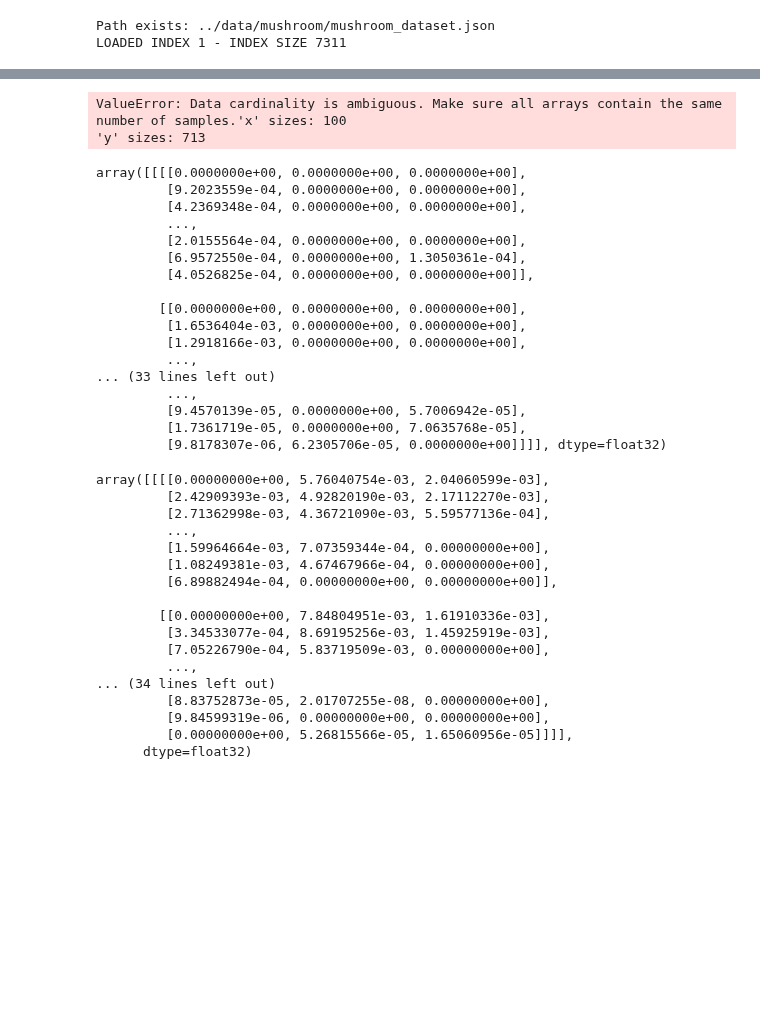
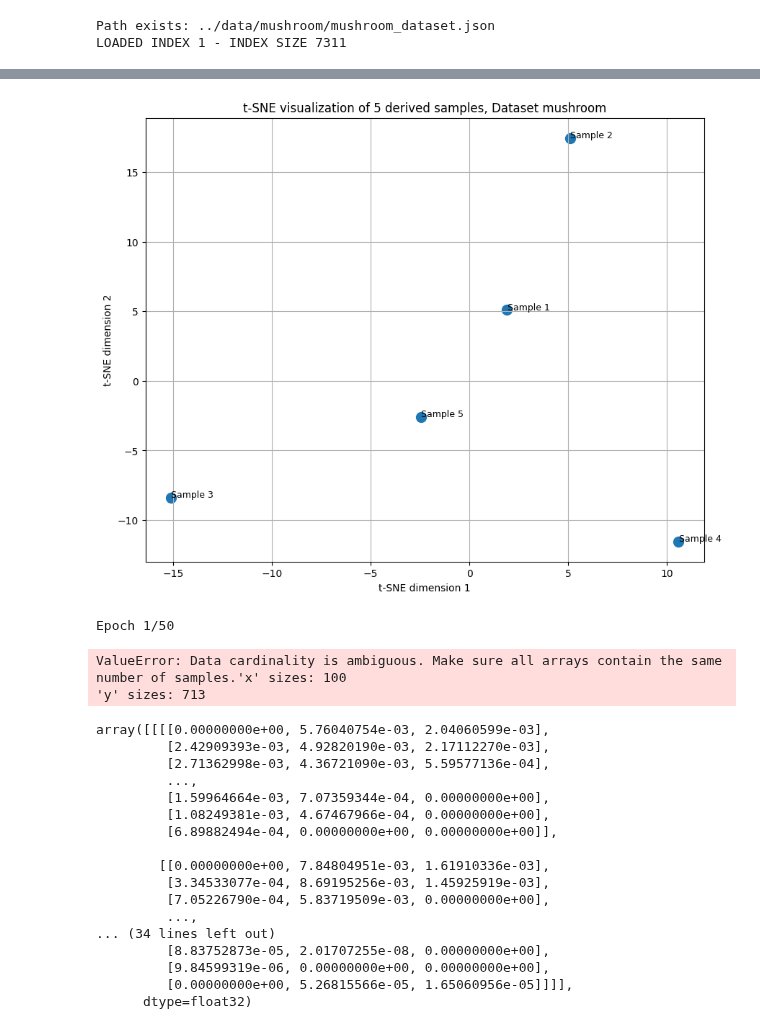
Before and after one commit to EdenYavin/Tabular-Cloud-ML, a Jupyter notebook: notebooks/traingulation.ipynb, the cells around one changed output, grey strips where cells are left out. Drawn from its saved outputs; the diff is of its cells as text; code cells hidden in the pictures; blank space fills up the shorter version.

```diff
--- a/notebooks/traingulation.ipynb
+++ b/notebooks/traingulation.ipynb
@@ -638,7 +638,7 @@ def get_preformance(X_train, y_train, X_test, y_test):
 triangulation_samples = get_triangulation_samples("last", 5, X_train_emb)
 new_X_train = get_dataset(X_train_emb[:100], triangulation_samples)
 new_X_test = get_dataset(X_test_emb[:100], triangulation_samples)
-get_preformance(new_X_train, y_train_one_hot[:100], new_X_test, y_test_one_hot[100:])
+get_preformance(new_X_train, y_train_one_hot[:100], new_X_test, y_test_one_hot[:100])
 
 visualize(triangulation_samples, DATASET_NAME)
 # %% [output]
@@ -646,30 +662,14 @@ Epoch 1/50
-ValueError: Data cardinality is ambiguous. Make sure all arrays contain the same number of samples.'x' sizes: 100
-'y' sizes: 713
+[figure, added]
 # %%
-# triangulation_samples = get_triangulation_samples("first", 5, X_train_emb)
-# new_X_train = get_dataset(X_train_emb[:100], triangulation_samples)
-# new_X_test = get_dataset(X_test_emb[:100], triangulation_samples)
-# get_preformance(new_X_train, y_train_one_hot[:100], new_X_test, y_test_one_hot[100:])
-# visualize(triangulation_samples, DATASET_NAME)
-encryptor.encode(X_train_emb[0].reshape(1,-1))
+triangulation_samples = get_triangulation_samples("first", 5, X_train_emb)
+new_X_train = get_dataset(X_train_emb[:100], triangulation_samples)
+new_X_test = get_dataset(X_test_emb[:100], triangulation_samples)
+get_preformance(new_X_train, y_train_one_hot[:100], new_X_test, y_test_one_hot[100:])
+visualize(triangulation_samples, DATASET_NAME)
 # %% [output]
-array([[[[0.0000000e+00, 0.0000000e+00, 0.0000000e+00],
-         [9.2023559e-04, 0.0000000e+00, 0.0000000e+00],
-         [4.2369348e-04, 0.0000000e+00, 0.0000000e+00],
-         ...,
-         [2.0155564e-04, 0.0000000e+00, 0.0000000e+00],
-         [6.9572550e-04, 0.0000000e+00, 1.3050361e-04],
-         [4.0526825e-04, 0.0000000e+00, 0.0000000e+00]],
-
-        [[0.0000000e+00, 0.0000000e+00, 0.0000000e+00],
-         [1.6536404e-03, 0.0000000e+00, 0.0000000e+00],
-         [1.2918166e-03, 0.0000000e+00, 0.0000000e+00],
-         ...,
-... (33 lines left out)
-         ...,
-         [9.4570139e-05, 0.0000000e+00, 5.7006942e-05],
-         [1.7361719e-05, 0.0000000e+00, 7.0635768e-05],
-         [9.8178307e-06, 6.2305706e-05, 0.0000000e+00]]]], dtype=float32)
+Epoch 1/50
+ValueError: Data cardinality is ambiguous. Make sure all arrays contain the same number of samples.'x' sizes: 100
+'y' sizes: 713
 # %%
 encryptor.switch_key()
 encryptor.encode(X_train_emb[0].reshape(1,-1))
```
Also changed, not shown: parts of 1 cell of this notebook, 1 other file.
